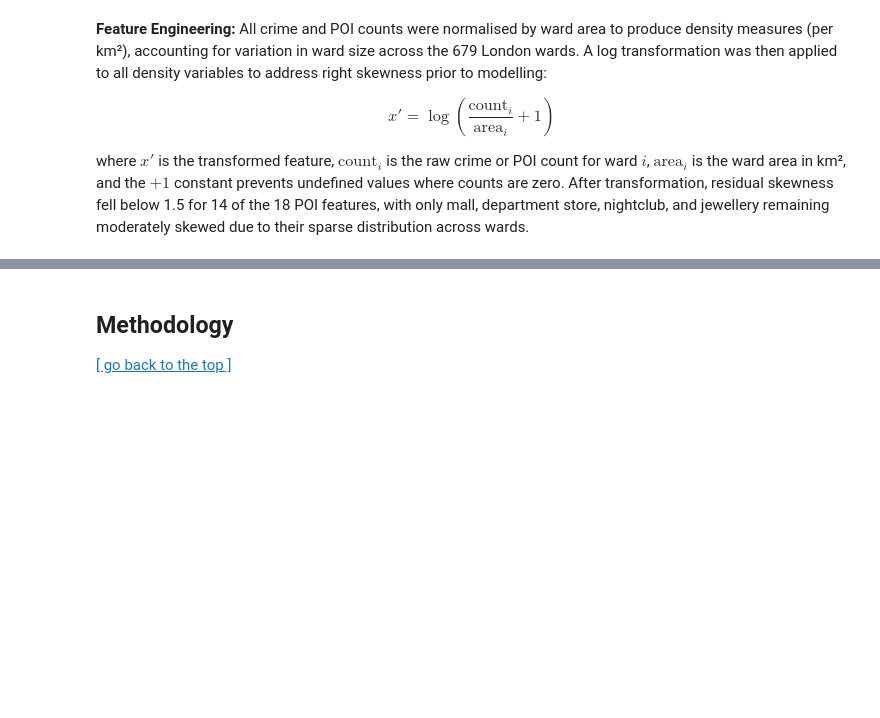
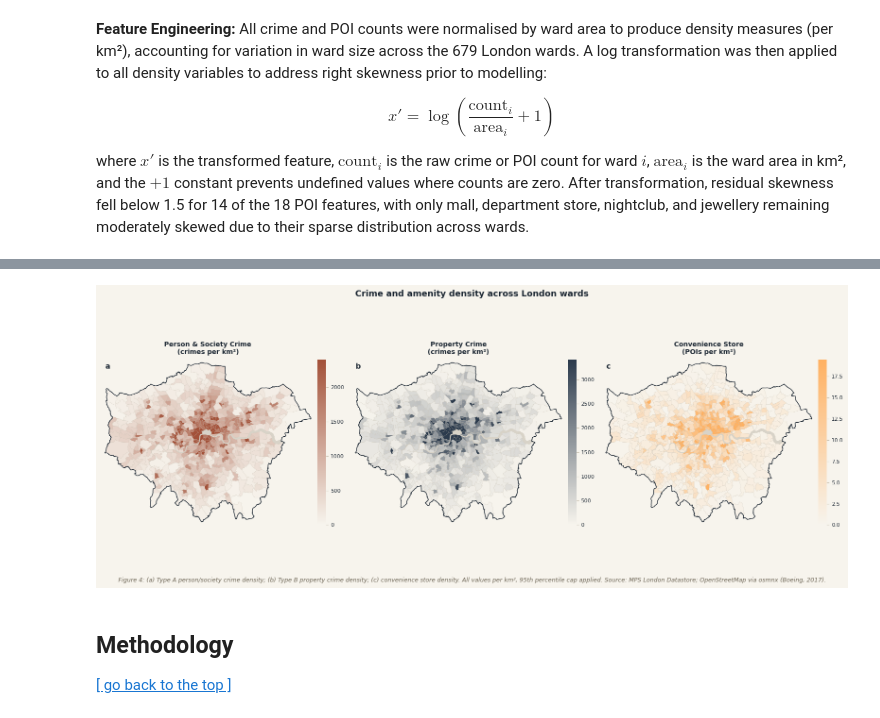
Before and after one commit to EmilyDeeb/0006_Assessment, a Jupyter notebook: CASA0006_EmilyDeeb.ipynb, the cells around one changed output, grey strips where cells are left out. Saved outputs shown, nothing was run; the diff lists cells and outputs as text; code cells hidden in the pictures; blank space fills up the shorter version.

```diff
--- a/CASA0006_EmilyDeeb.ipynb
+++ b/CASA0006_EmilyDeeb.ipynb
@@ -181,3 +862,87 @@ where $x'$ is the transformed feature, $\text{count}_i$ is the raw crime or POI
+# %%
+# Step 09: Choropleth maps — crime and POI densities
+from matplotlib.colors import LinearSegmentedColormap
+from mpl_toolkits.axes_grid1 import make_axes_locatable
+
+fig, axes = plt.subplots(1, 3, figsize=(16, 6), facecolor='#F7F4ED')
+
+cmap_typeA = LinearSegmentedColormap.from_list('typeA', ['#F7F4ED', '#A35139'])
+cmap_typeB = LinearSegmentedColormap.from_list('typeB', ['#F7F4ED', '#2C3B4D'])
+cmap_poi   = LinearSegmentedColormap.from_list('poi',   ['#F7F4ED', '#FFB162'])
+
+plots = [
+    ("typeA_density", "Person & Society Crime\n(crimes per km²)", cmap_typeA, "a"),
+    ("typeB_density", "Property Crime\n(crimes per km²)",          cmap_typeB, "b"),
+    ("convenience_density", "Convenience Store\n(POIs per km²)",   cmap_poi,   "c"),
+]
+
+ward_plot = ward_gdf.to_crs("EPSG:27700")
+gla_plot  = gla_gdf.to_crs("EPSG:27700")
+
+# Get London bounds for consistent zoom
+minx, miny, maxx, maxy = gla_plot.total_bounds
+pad_x = (maxx - minx) * 0.02
+pad_y = (maxy - miny) * 0.02
+
+for ax, (col, title, cmap, label) in zip(axes, plots):
+    ax.set_facecolor('#F7F4ED')
+    vmax = ward_plot[col].quantile(0.95)
+
+    # Fill Thames / gaps with GLA polygon first
+    gla_plot.plot(ax=ax, color='#D8D3C8', edgecolor='none')
+
+    # Ward fill
+    divider = make_axes_locatable(ax)
+    cax = divider.append_axes("right", size="4%", pad=0.05)
+    cax.set_facecolor('#F7F4ED')
+
+    ward_plot.plot(
+        column=col,
+        cmap=cmap,
+        legend=True,
+        vmin=0,
+        vmax=vmax,
+        linewidth=0.1,
+        edgecolor='#C9C1B1',
+        legend_kwds={"shrink": 1, "aspect": 25},
+        ax=ax,
+        cax=cax,
+        missing_kwds={"color": "#C9C1B1"}
+    )
+
+    # GLA boundary on top
+    gla_plot.boundary.plot(ax=ax, color='#1B2632', linewidth=1.0)
+
+    # Style colorbar
+    cax.tick_params(labelsize=8, colors='#1B2632')
+    cax.yaxis.set_tick_params(color='#C9C1B1')
+    for spine in cax.spines.values():
+        spine.set_visible(False)
+
+    # Set tight bounds
+    ax.set_xlim(minx - pad_x, maxx + pad_x)
+    ax.set_ylim(miny - pad_y, maxy + pad_y)
+
+    ax.set_title(title, fontsize=10, fontweight='bold',
+                 color='#1B2632', pad=8)
+    ax.text(0.02, 0.98, label, transform=ax.transAxes,
+            fontsize=11, fontweight='bold', color='#1B2632',
+            va='top', ha='left')
+    ax.set_axis_off()
+
+fig.suptitle('Crime and amenity density across London wards',
+             fontsize=13, fontweight='bold', color='#1B2632', y=1.01)
+
+fig.text(0.5, -0.02,
+         'Figure 4: (a) Type A person/society crime density; (b) Type B property crime density; '
+         '(c) convenience store density. All values per km², 95th percentile cap applied. '
+         'Source: MPS London Datastore; OpenStreetMap via osmnx (Boeing, 2017).',
+         ha='center', fontsize=9, color="#6A6252", style='italic')
+
+plt.tight_layout()
+plt.show()
+# %% [output]
+[figure, added]
 # %% [markdown]
 ## **Methodology**
 [[ go back to the top ]](#Table-of-contents)
```
Also changed, not shown: parts of 30 cells of this notebook, 8 other files.
